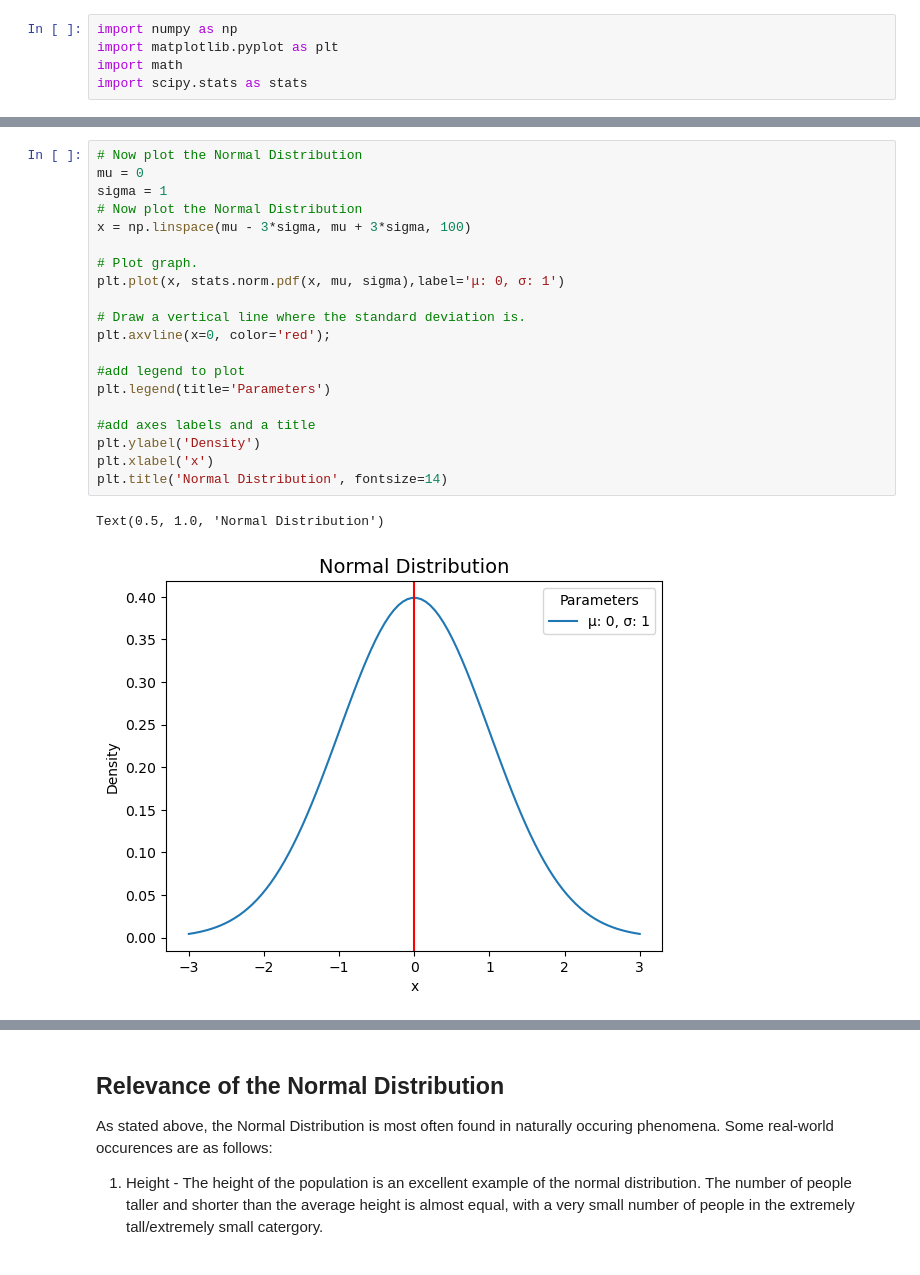
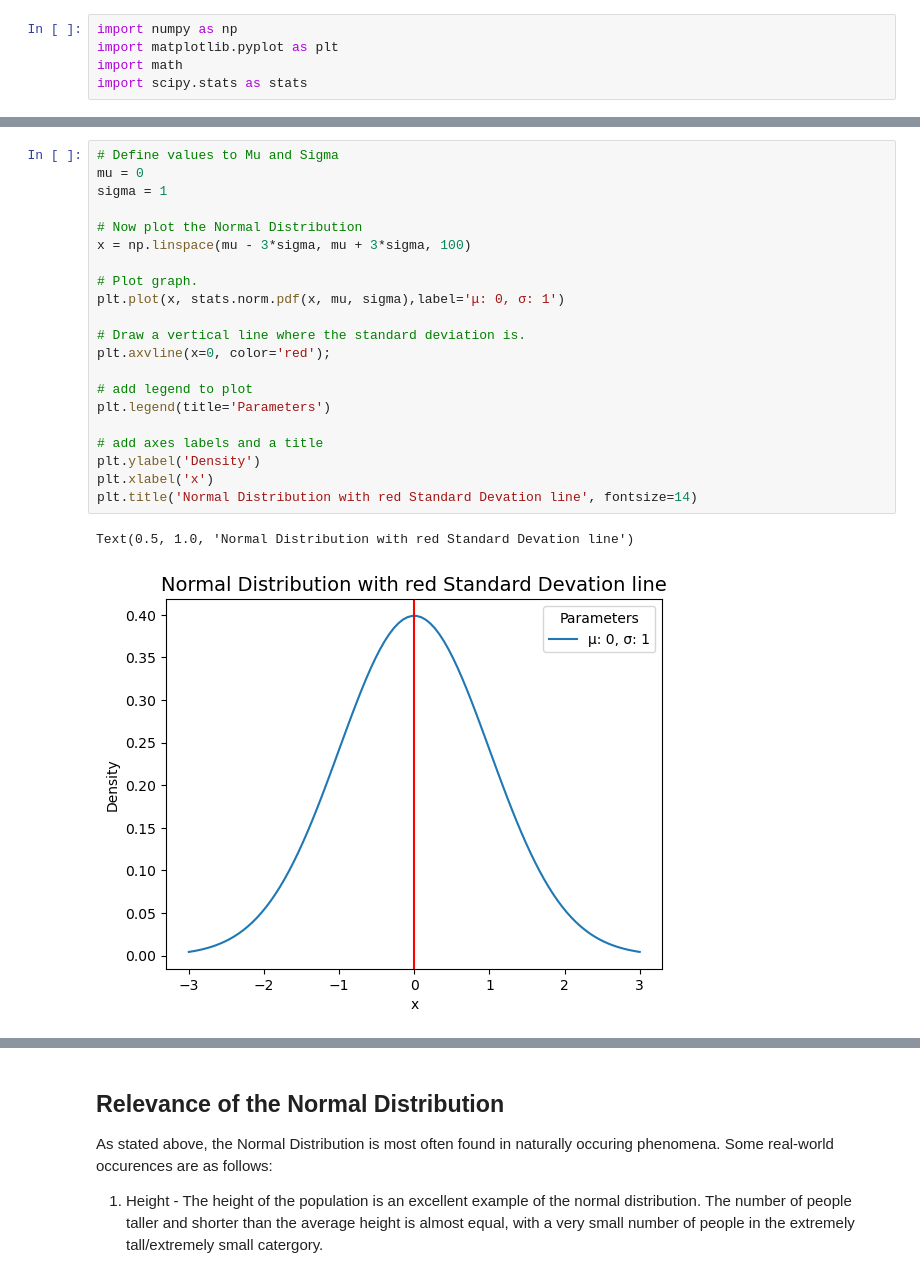
Before and after one commit to SeanE15/Fundamentals-for-Data-Analysis, a Jupyter notebook: The_Normal_Distribution.ipynb, the cells around one changed output, grey strips where cells are left out. Cells and saved outputs as stored; diff of their text form.

Commit message:
continue working on normal dist - and trying to fix exercise 3 in final subject

```diff
--- a/The_Normal_Distribution.ipynb
+++ b/The_Normal_Distribution.ipynb
@@ -165,26 +174,27 @@ array([2.00327894, 2.00064296, 1.9952078 , 1.99557583, 2.003476  ])
 # %%
-# Now plot the Normal Distribution
+# Define values to Mu and Sigma
 mu = 0
 sigma = 1
+
 # Now plot the Normal Distribution
 x = np.linspace(mu - 3*sigma, mu + 3*sigma, 100)
 
 # Plot graph.
 plt.plot(x, stats.norm.pdf(x, mu, sigma),label='μ: 0, σ: 1')
 
 # Draw a vertical line where the standard deviation is.
 plt.axvline(x=0, color='red');
 
-#add legend to plot
+# add legend to plot
 plt.legend(title='Parameters')
 
-#add axes labels and a title
+# add axes labels and a title
 plt.ylabel('Density')
 plt.xlabel('x')
-plt.title('Normal Distribution', fontsize=14)
+plt.title('Normal Distribution with red Standard Devation line', fontsize=14)
 # %% [output]
-Text(0.5, 1.0, 'Normal Distribution')
+Text(0.5, 1.0, 'Normal Distribution with red Standard Devation line')
-[figure, old version]
+[figure, new version]
 # %% [markdown]
 # Interquartile Range and 68, 95, 99.7 rule.
 
```
Also changed, not shown: parts of 9 cells of this notebook, 1 other file.
